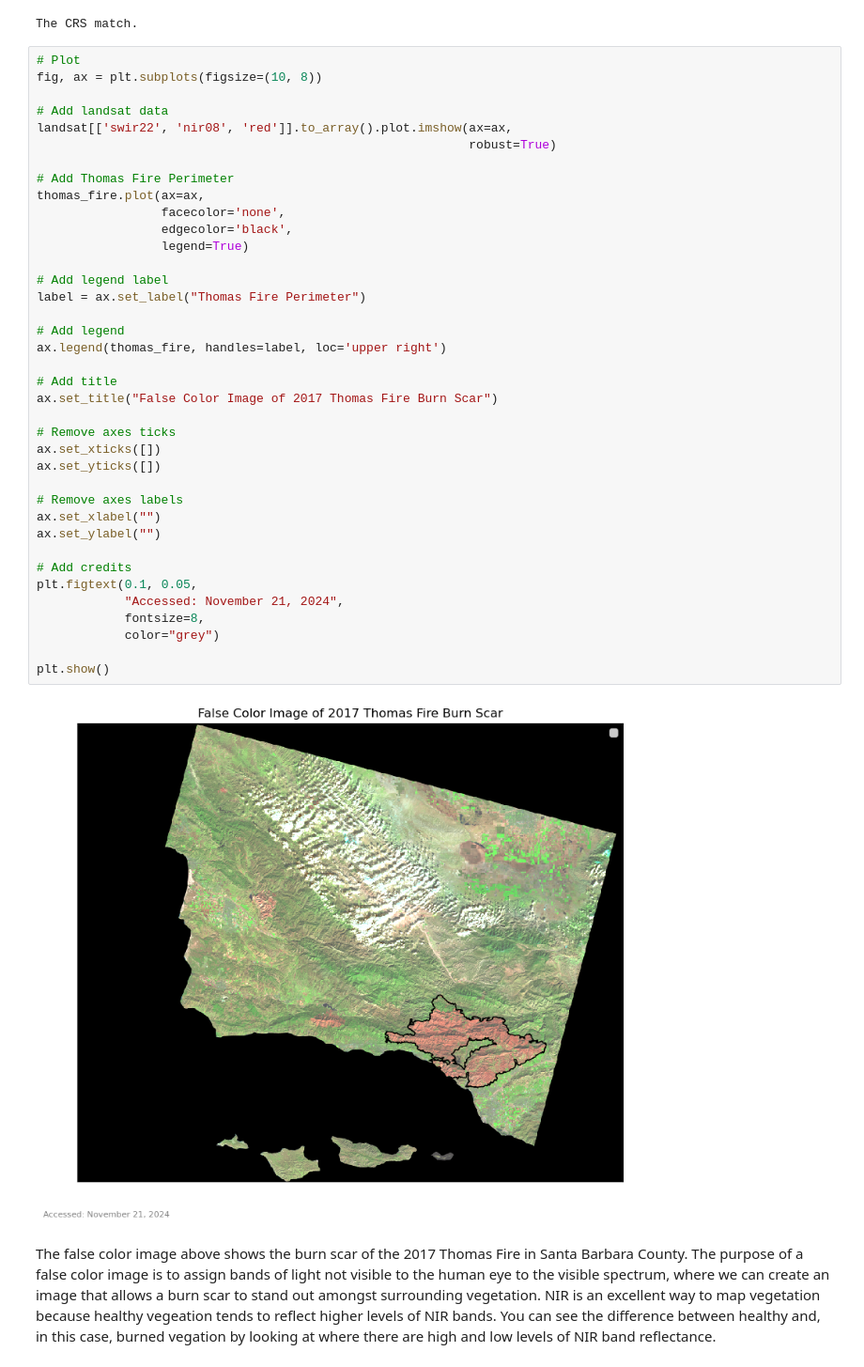
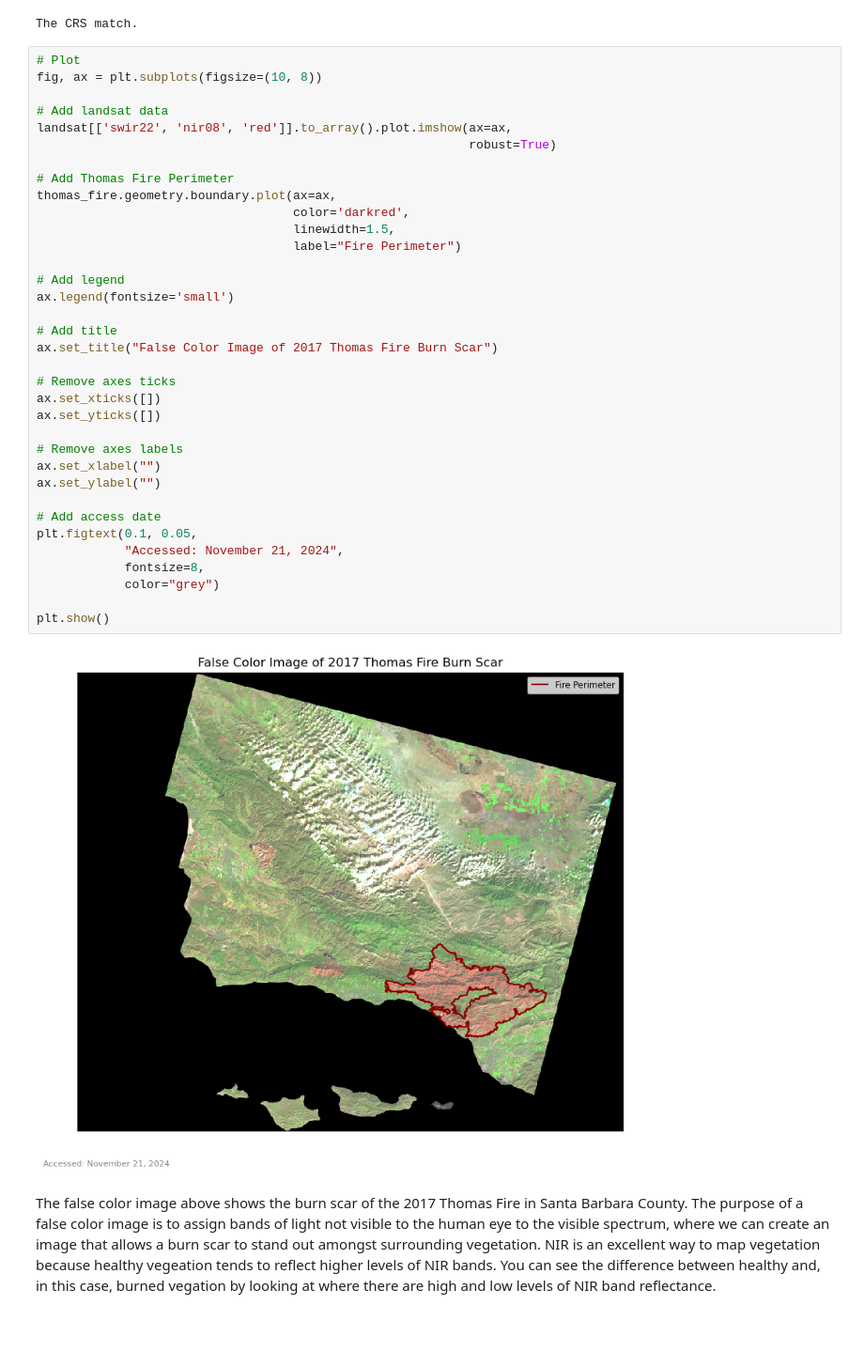
Before and after one commit to rfswick/eds220-thomas-fire-analysis, a Jupyter notebook: thomas-fire-scar.ipynb, the cells around one changed output. Shown at 94% size. Saved outputs shown, nothing was run; the diff lists cells and outputs as text; blank space fills up the shorter version.

```diff
--- a/thomas-fire-scar.ipynb
+++ b/thomas-fire-scar.ipynb
@@ -164,42 +164,39 @@ The CRS match.
 # %%
 # Plot
 fig, ax = plt.subplots(figsize=(10, 8))
 
 # Add landsat data
 landsat[['swir22', 'nir08', 'red']].to_array().plot.imshow(ax=ax,
                                                            robust=True)
 
 # Add Thomas Fire Perimeter
-thomas_fire.plot(ax=ax,
-                 facecolor='none',
-                 edgecolor='black',
-                 legend=True)
-
-# Add legend label
-label = ax.set_label("Thomas Fire Perimeter")
+thomas_fire.geometry.boundary.plot(ax=ax,
+                                   color='darkred',
+                                   linewidth=1.5,
+                                   label="Fire Perimeter")
 
 # Add legend
-ax.legend(thomas_fire, handles=label, loc='upper right')
+ax.legend(fontsize='small')
 
 # Add title
 ax.set_title("False Color Image of 2017 Thomas Fire Burn Scar")
 
 # Remove axes ticks
 ax.set_xticks([])
 ax.set_yticks([])
 
 # Remove axes labels
 ax.set_xlabel("")
 ax.set_ylabel("")
 
-# Add credits
+# Add access date
 plt.figtext(0.1, 0.05,
             "Accessed: November 21, 2024",
             fontsize=8,
             color="grey")
 
 plt.show()
 # %% [output]
-[figure, old version]
+[figure, new version]
 # %% [markdown]
 The false color image above shows the burn scar of the 2017 Thomas Fire in Santa Barbara County. The purpose of a false color image is to assign bands of light not visible to the human eye to the visible spectrum, where we can create an image that allows a burn scar to stand out amongst surrounding vegetation. NIR is an excellent way to map vegetation because healthy vegeation tends to reflect higher levels of NIR bands. You can see the difference between healthy and, in this case, burned vegation by looking at where there are high and low levels of NIR band reflectance.
```
Also changed, not shown: 8 other files.
